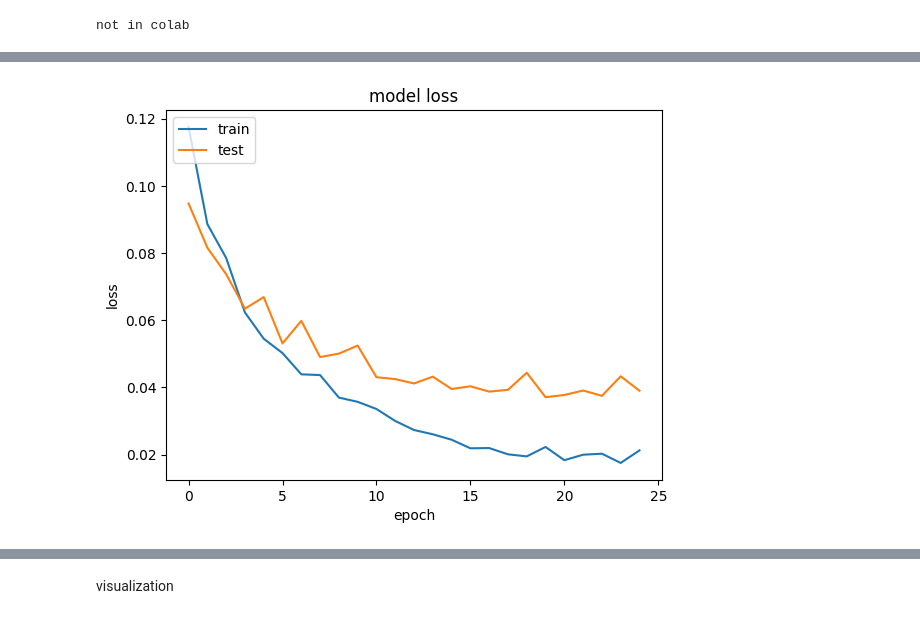
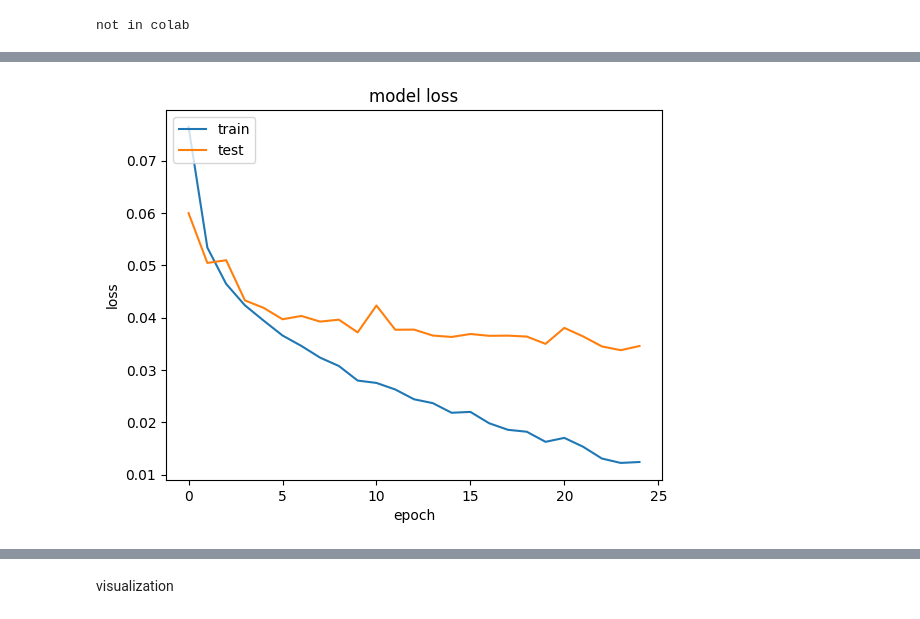
Before and after one commit to heechul/DeepPicar-ESP32S3, a Jupyter notebook: RunAll.ipynb, the cells around one changed output, grey strips where cells are left out. Cells and saved outputs as stored; diff of their text form; code cells hidden in the pictures.

Commit message:
new resize

```diff
--- a/RunAll.ipynb
+++ b/RunAll.ipynb
@@ -82,8 +82,19 @@ def deg2rad(deg):
 
 # Scale the image to the model input size
 def get_image_resize(img):
-    orig_h, orig_w, _ = img.shape
-    scaled_img = cv2.resize(img, (img_width, img_height))
+    orig_h, orig_w, orig_c = img.shape
+    scaled_img = cv2.resize(img, (img_width, img_height), interpolation=cv2.INTER_NEAREST)
+                    # INTER_NEAREST (one implemented in the esp32-s3),
+                    # INTER_LINEAR, INTER_AREA (default), INTER_CUBIC, INTER_LANCZOS4
+
+    # scale_x = int(orig_w / img_width)
+    # scale_y = int(orig_h / img_height)
+
+    # for i in range(img_height):
+    #     for j in range(img_width):
+    #         for k in range(orig_c):
+    #             if scaled_img[i,j,k] != img[i*scale_y,j*scale_x,k]:
+    #                 print("error", i, j, k, scaled_img[i,j,k], img[i*scale_y,j*scale_x,k])
     return scaled_img
 
 # Crop the image to the model input size
@@ -144,11 +159,6 @@ Loaded 6000 smaples
 # %%
 # Split the dataset for train and test
 print("Train/Test")
-x_train, x_test, y_train, y_test = train_test_split(imgs, vals, test_size=0.35)
-class_weights = class_weight.compute_class_weight(class_weight='balanced', classes=np.unique(y_train), y=y_train)
-
-print("class_weights", class_weights)
-class_weights = {i:class_weights[i] for i in range(len(class_weights))}
-print("class_weights", class_weights)
+x_train, x_test, y_train, y_test = train_test_split(imgs, vals, test_size=0.25)
 # %% [output]
 Train/Test
@@ -271,9 +279,15 @@ Trainable params: 142139 (555.23 KB)
 Non-trainable params: 511 (2.00 KB)
 _________________________________________________________________
 # %%
+# class_weights = class_weight.compute_class_weight(class_weight='balanced', classes=np.unique(y_train), y=y_train)
+# class_weights = {i:class_weights[i] for i in range(len(class_weights))}
+# print("class_weights", class_weights)
+
+
+# Continue with the rest of the code
 print ("Model fit")
 # q_aware_model.reset_states()
-history = q_aware_model.fit(x_train, y_train, batch_size=256,
+history = q_aware_model.fit(x_train, y_train, batch_size=128,
                     epochs=25 , validation_data=(x_test, y_test))
 
 # Plot training and validation losses
@@ -305,5 +319,5 @@ Epoch 25/25
 dict_keys(['loss', 'val_loss'])
-[figure, old version]
+[figure, new version]
 # %%
 angle_thresh=10
 # Helper functions for evaluating model accuracy
```
Also changed, not shown: parts of 14 cells of this notebook, 1 other file.
